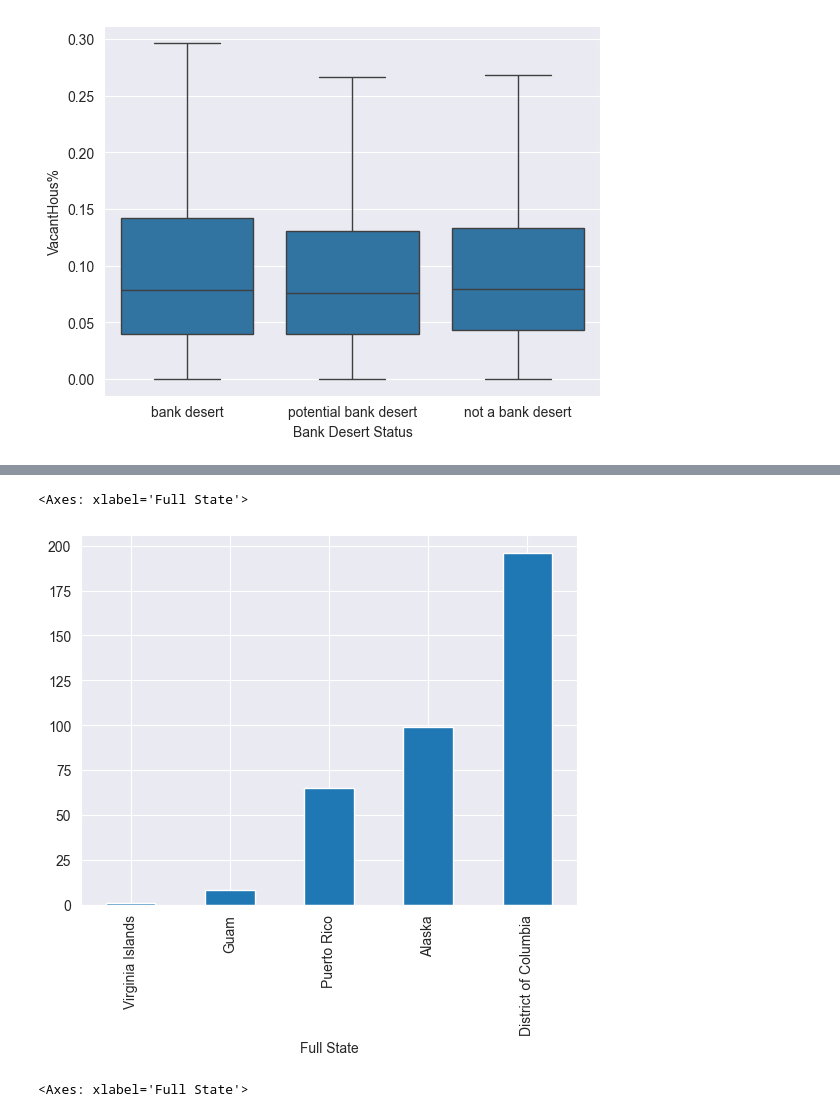
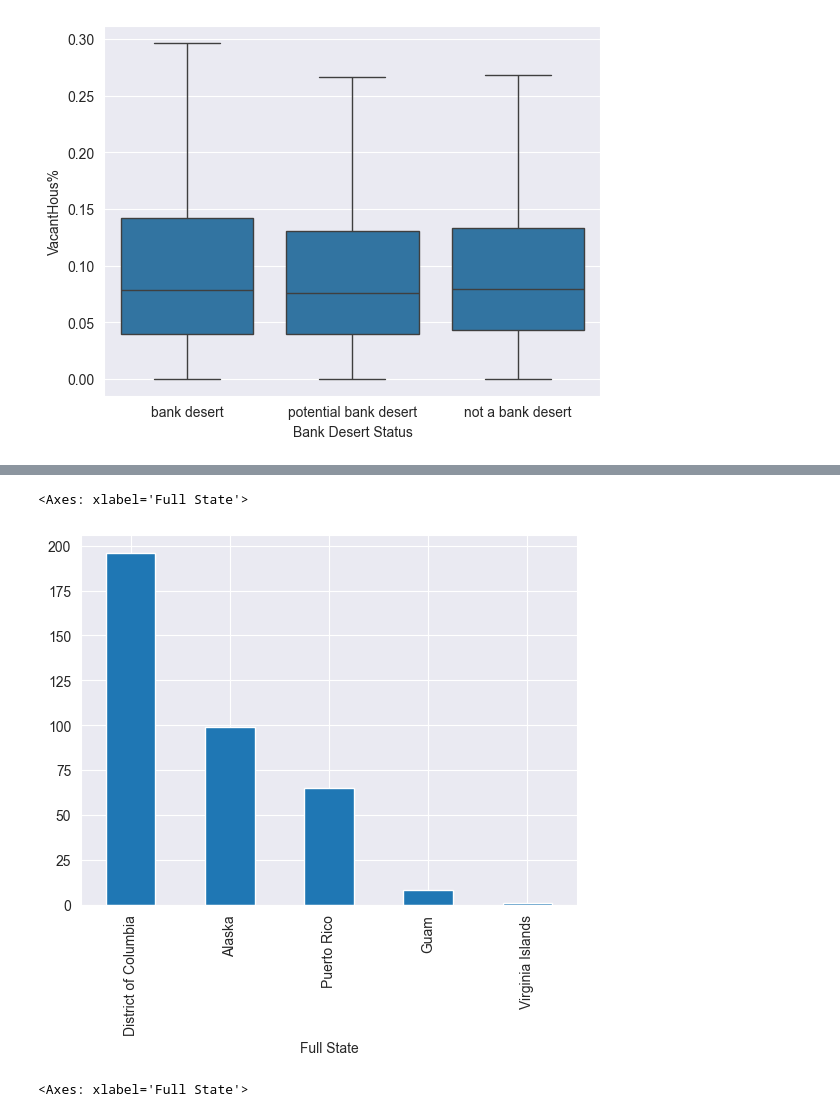
Before and after one commit to JocelArcelona/Bank-Deserts-Phenomenon, a Jupyter notebook: data_visualization/feature_importance_visuals.ipynb, the cells around one changed output, grey strips where cells are left out. Saved outputs shown, nothing was run; the diff lists cells and outputs as text; code cells hidden in the pictures.

Commit message:
Updated visual script
Updated visual script with additional graphs

```diff
--- a/data_visualization/feature_importance_visuals.ipynb
+++ b/data_visualization/feature_importance_visuals.ipynb
@@ -207,9 +216,9 @@ fdic_ncua_df['Census Division'] = fdic_ncua_df['State'].map(lambda x: state_dict
 state_by_banks = fdic_ncua_df['Full State'].value_counts()
 # %%
 # bar plot of the five states/territories with the lowest number of banks/credit unions
-fdic_ncua_df['Full State'].value_counts().nsmallest(5).plot(kind='bar')
+fdic_ncua_df['Full State'].value_counts().nsmallest(5).sort_values(ascending=False).plot(kind='bar')
 # %% [output]
 <Axes: xlabel='Full State'>
-[figure, old version]
+[figure, new version]
 # %%
 # bar plot of the five states/territories with the highest number of banks/credit unions
```
Also changed, not shown: parts of 5 cells of this notebook.
